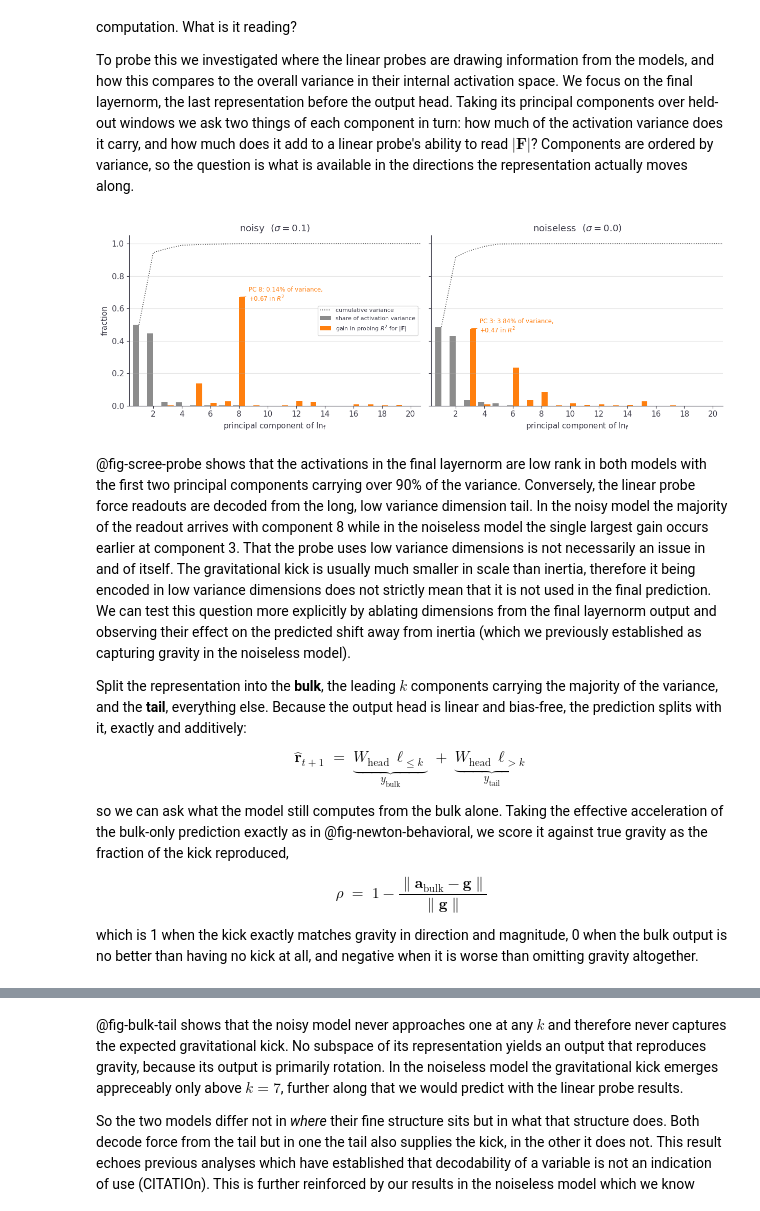
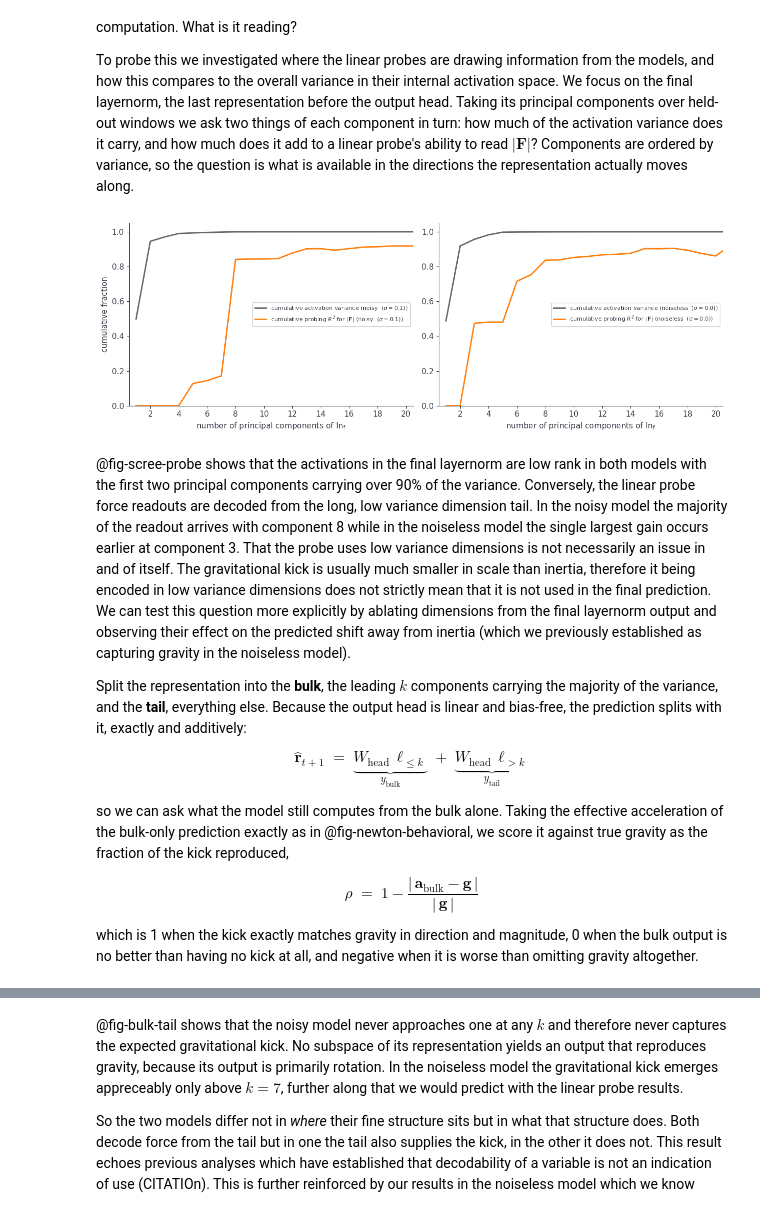
Before and after one commit to Arcadia-Science/world-model-orbits, a Jupyter notebook: index.ipynb, the cells around one changed output, grey strips where cells are left out. Cells and saved outputs as stored; diff of their text form; code cells hidden in the pictures.

```diff
--- a/index.ipynb
+++ b/index.ipynb
@@ -180,6 +180,9 @@ for ax, mv, ev, label in [(axes[0], mv_2,   ev_2,   'context length = 2'),
     lo, hi = float(min(mv.min(), ev.min())), float(max(mv.max(), ev.max()))
     ax.plot([lo, hi], [lo, hi], 'k--', lw=1, label='y = x')
     ax.scatter(mv, ev, s=16, c='tab:blue', alpha=0.7, label=f'rel. err = {err:.0e}')
-    ax.set_xlabel('model forward output'); ax.set_ylabel('ELM reconstruction')
-fig.tight_layout(); plt.show()
+    ax.set_xlabel('model forward output')
+    ax.set_ylabel('ELM reconstruction')
+    ax.legend(title=label)
+fig.tight_layout()
+plt.show()
 # %% [output]
@@ -351,11 +353,8 @@ for ax, M, name, sc, ang in [
         ax.text(j, i, f'{v:+.2f}', ha='center', va='center', fontsize=13)
     ax.set_xticks([0, 1]); ax.set_yticks([0, 1])
     ax.set_xticklabels(['x', 'y']); ax.set_yticklabels(['x', 'y'])
-    ax.set_title(f'{name}\n' +
-                 rf'$\approx {float(sc):.2f}\cdot R({float(ang):.0f}^\circ)$',
-                 fontsize=11)
+    ax.set_title(f'{name}\n')
 
 fig.colorbar(im, ax=axes.tolist(), fraction=0.046, pad=0.04, label='matrix entry')
-fig.suptitle('Averaged per-token Jacobian blocks', fontsize=12)
 plt.show()
 # %% [output]
@@ -805,53 +803,50 @@ def subspace_sweep(mdl):
     try:
         with torch.no_grad():
             pred = mdl(torch.tensor(W_sub).to(next(mdl.parameters()).dtype))[0][:, -1, :]
     finally:
         hk.remove()
     L  = rec['L'].numpy()
     Wh = mdl.output_head.weight.detach().double().numpy()
     assert np.abs(L @ Wh.T - pred.double().numpy()).max() < 1e-10
     mu = L[i_tr].mean(0)
     _, S, Vt = np.linalg.svd(L[i_tr] - mu, full_matrices=False)
     P   = (L - mu) @ Vt.T
     var = S ** 2 / (S ** 2).sum()
     ng  = np.linalg.norm(grav_s, axis=1)
     r2, rho = [], []
     for k in range(1, L.shape[1] + 1):
         r2.append(r2_score(F_s[i_te],
                            LinearRegression().fit(P[i_tr][:, :k], F_s[i_tr])
                                              .predict(P[i_te][:, :k])))
         y_bulk = mu @ Wh.T + P[:, :k] @ (Vt[:k] @ Wh.T)
         a_bulk = (y_bulk - 2 * r_t_s + r_prev_s) / DT ** 2
         rho.append(np.median((1 - np.linalg.norm(a_bulk - grav_s, axis=1) / ng)[i_te]))
     return dict(var=var, cum=np.cumsum(var), r2=np.array(r2), rho=np.array(rho))
 
 
 SUB = {'noisy  ($\\sigma=0.1$)':     subspace_sweep(model_bs2),
        'noiseless  ($\\sigma=0.0$)': subspace_sweep(model_noiseless)}
 
-fig, axes = plt.subplots(1, 2, figsize=(12.5, 4.4), sharey=True)
+fig, axes = plt.subplots(1, 2, figsize=(12.5, 4.4), sharey=False)
 for ax, (name, d) in zip(axes, SUB.items()):
-    ks   = np.arange(1, len(d['var']) + 1)
-    dr2  = np.diff(np.concatenate([[0.0], d['r2']]))       # R^2 gained per component
-    ax.bar(ks - 0.21, d['var'], width=0.42, color='0.55', label='share of activation variance')
-    ax.bar(ks + 0.21, np.clip(dr2, 0, None), width=0.42, color='tab:orange',
-           label=r'gain in probing $R^2$ for $|\mathbf{F}|$')
-    ax.plot(ks, d['cum'], color='0.3', lw=1.2, ls=':', label='cumulative variance')
-    kj = int(np.argmax(dr2)) + 1
-    ax.annotate(f'PC {kj}: {100*d["var"][kj-1]:.2f}% of variance,\n'
-                f'$+{dr2[kj-1]:.2f}$ in $R^2$',
-                (kj, dr2[kj - 1]), textcoords='offset points', xytext=(14, -6),
-                fontsize=8.5, color='tab:orange',
-                arrowprops=dict(arrowstyle='-', color='tab:orange', lw=0.9))
-    ax.set_xlabel('principal component of $\\mathrm{ln_f}$')
-    ax.set_title(name); ax.set_xlim(0.3, 20.7); ax.grid(alpha=0.3, axis='y')
+    ks  = np.arange(1, len(d['var']) + 1)
+
+    ax.plot(ks, d['cum'], color='0.4', lw=2,
+            label=f'cumulative activation variance ({name})')
+    ax.plot(ks, np.clip(d['r2'], 0, None), color='tab:orange', lw=2,
+            label=r'cumulative probing $R^2$ for $|\mathbf{F}|$' + f' ({name})')
+
+    ax.set_xlabel('number of principal components of $\\mathrm{ln_f}$')
+    ax.set_xlim(0.5, 20.5)
+    ax.set_ylim(0, 1.05)
     ax.set_xticks(np.arange(2, 21, 2))
-axes[0].set_ylabel('fraction')
-axes[0].set_ylim(0, 1.05)
-axes[0].legend(fontsize=8, loc='center right')
-fig.tight_layout(); plt.show()
+    ax.legend(fontsize=8, loc='center right')
+
+axes[0].set_ylabel('cumulative fraction')
+fig.tight_layout()
+plt.show()
 # %% [output]
-[figure, old version]
+[figure, new version]
 # %% [markdown]
 @fig-scree-probe shows that the activations in the final layernorm are low rank in both models with the first two principal components carrying over 90% of the variance. Conversely, the linear probe force readouts are decoded from the long, low variance dimension tail. In the noisy model the majority of the readout arrives with component 8 while in the noiseless model the single largest gain occurs earlier at component 3. That the probe uses low variance dimensions is not necessarily an issue in and of itself. The gravitational kick is usually much smaller in scale than inertia, therefore it being encoded in low variance dimensions does not strictly mean that it is not used in the final prediction. We can test this question more explicitly by ablating dimensions from the final layernorm output and observing their effect on the predicted shift away from inertia (which we previously established as capturing gravity in the noiseless model).
 
@@ -861,7 +856,7 @@ $$\hat{\mathbf r}_{t+1} \;=\; \underbrace{W_{\text{head}}\,\ell_{\le k}}_{y_{\te
 
 so we can ask what the model still computes from the bulk alone. Taking the effective acceleration of the bulk-only prediction exactly as in @fig-newton-behavioral, we score it against true gravity as the fraction of the kick reproduced,
 
-$$\rho \;=\; 1 - \frac{\lVert \mathbf a_{\text{bulk}} - \mathbf g\rVert}{\lVert \mathbf g \rVert}$$
+$$\rho \;=\; 1 - \frac{|\,\mathbf a_{\text{bulk}} - \mathbf g\,|}{|\,\mathbf g\,|}$$
 
 which is 1 when the kick exactly matches gravity in direction and magnitude, 0 when the bulk output is no better than having no kick at all, and negative when it is worse than omitting gravity altogether.
 # %%
```
Also changed, not shown: parts of 8 cells of this notebook, 1 other file.
